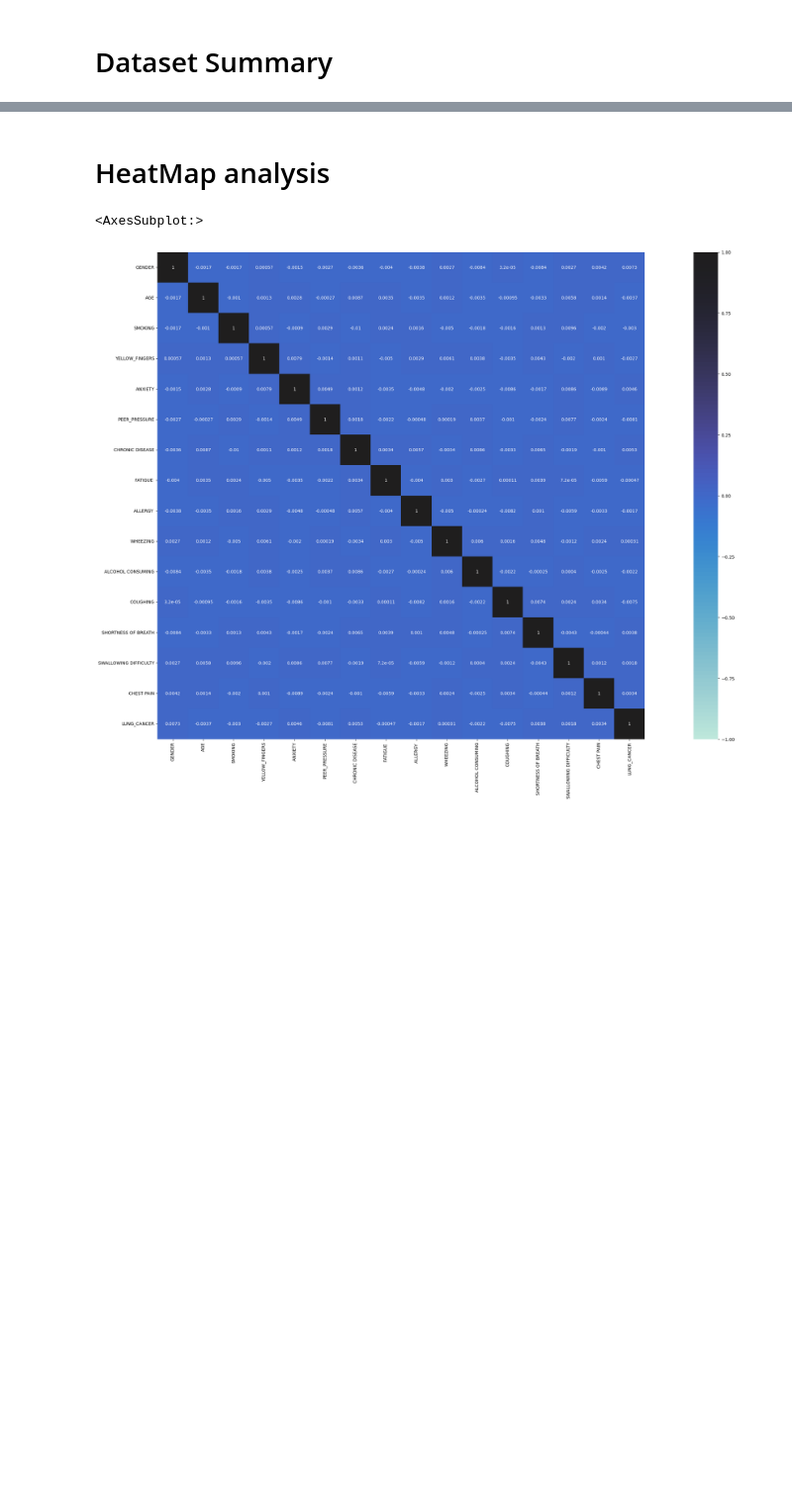
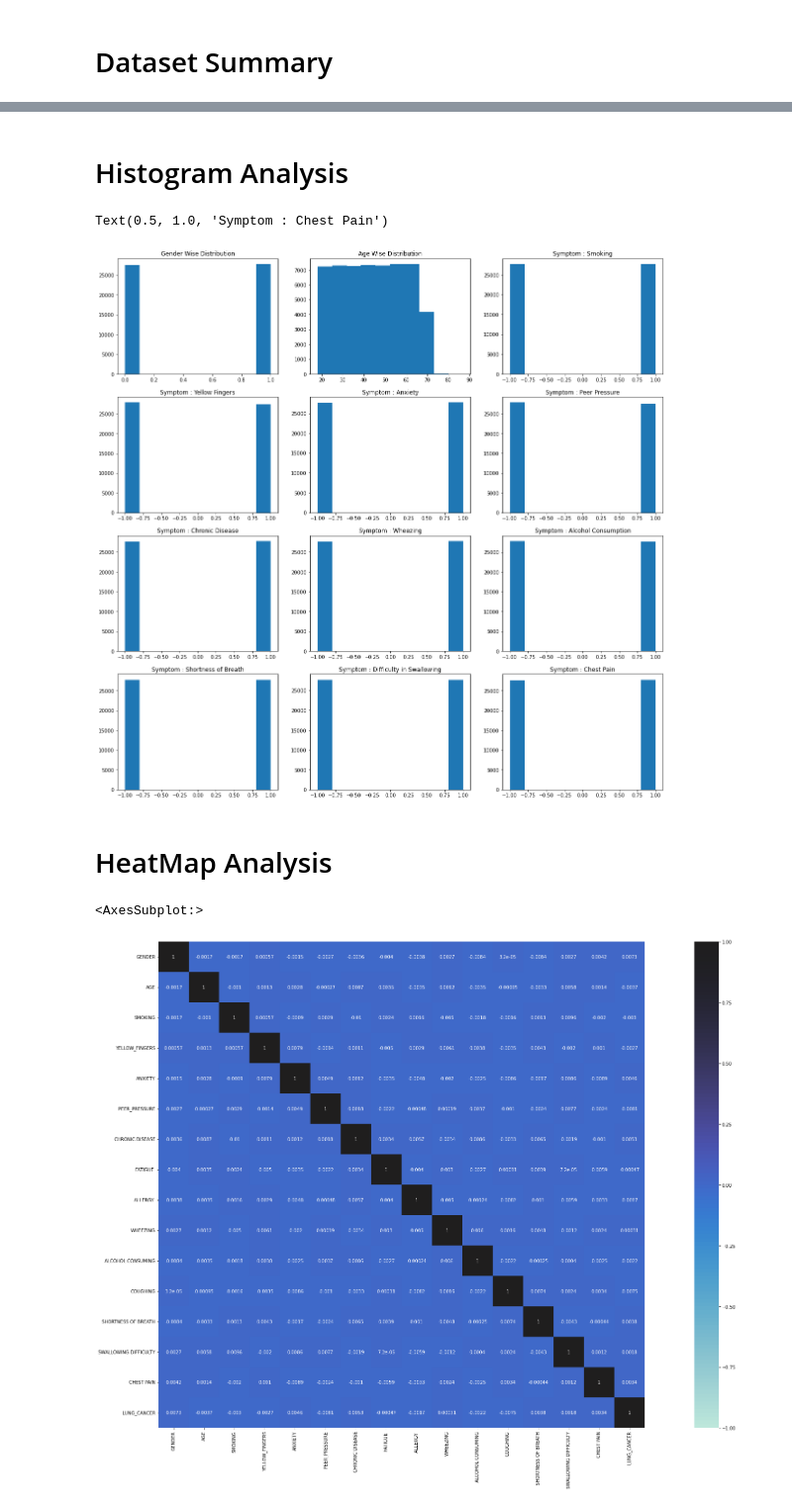
Before and after one commit to Akhil-2020171/ML-Project, a Jupyter notebook: Notebook.ipynb, the cells around one changed output, grey strips where cells are left out. Shown at 99% size. Drawn from its saved outputs; the diff is of its cells as text; code cells hidden in the pictures; blank space fills up the shorter version.

```diff
--- a/Notebook.ipynb
+++ b/Notebook.ipynb
@@ -109,0 +109,44 @@ df.describe()
+# %% [markdown]
+# Histogram Analysis
+# %%
+plt.rcParams["figure.figsize"] = (20,20)
+fig,axs = plt.subplots(4,3)
+
+axs[0,0].hist(df["GENDER"])
+axs[0,0].set_title("Gender Wise Distribution")
+
+axs[0,1].hist(df["AGE"])
+axs[0,1].set_title("Age Wise Distribution")
+
+axs[0,2].hist(df["SMOKING"])
+axs[0,2].set_title("Symptom : Smoking")
+
+axs[1,0].hist(df["YELLOW_FINGERS"])
+axs[1,0].set_title("Symptom : Yellow Fingers")
+
+axs[1,1].hist(df["ANXIETY"])
+axs[1,1].set_title("Symptom : Anxiety")
+
+axs[1,2].hist(df["PEER_PRESSURE"])
+axs[1,2].set_title("Symptom : Peer Pressure")
+
+axs[2,0].hist(df["CHRONIC DISEASE"])
+axs[2,0].set_title("Symptom : Chronic Disease")
+
+axs[2,1].hist(df["WHEEZING"])
+axs[2,1].set_title("Symptom : Wheezing")
+
+axs[2,2].hist(df["ALCOHOL CONSUMING"])
+axs[2,2].set_title("Symptom : Alcohol Consumption")
+
+axs[3,0].hist(df["SHORTNESS OF BREATH"])
+axs[3,0].set_title("Symptom : Shortness of Breath")
+
+axs[3,1].hist(df["SWALLOWING DIFFICULTY"])
+axs[3,1].set_title("Symptom : Difficulty in Swallowing")
+
+axs[3,2].hist(df["CHEST PAIN"])
+axs[3,2].set_title("Symptom : Chest Pain")
+# %% [output]
+Text(0.5, 1.0, 'Symptom : Chest Pain')
+[figure, added]
@@ -110,5 +155,5 @@ df.describe()
 # %% [markdown]
-# HeatMap analysis
+# HeatMap Analysis
 # %%
 fig, ax = plt.subplots(figsize=(40,20))
 sns.heatmap(df.corr(),annot=True,vmin=-1,vmax=1,center=1,square=True)
```
Also changed, not shown: parts of 11 cells of this notebook, 1 other file.
